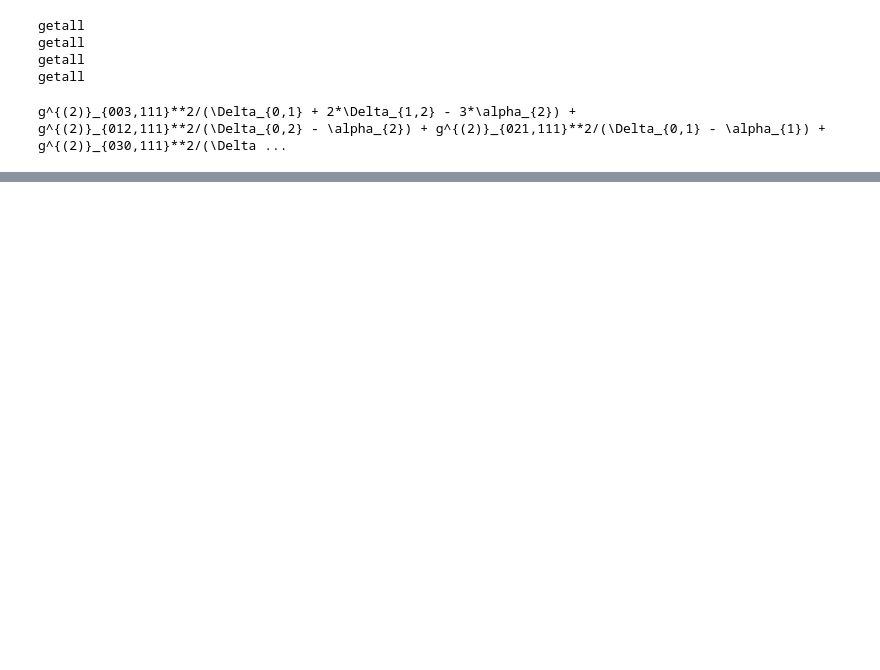
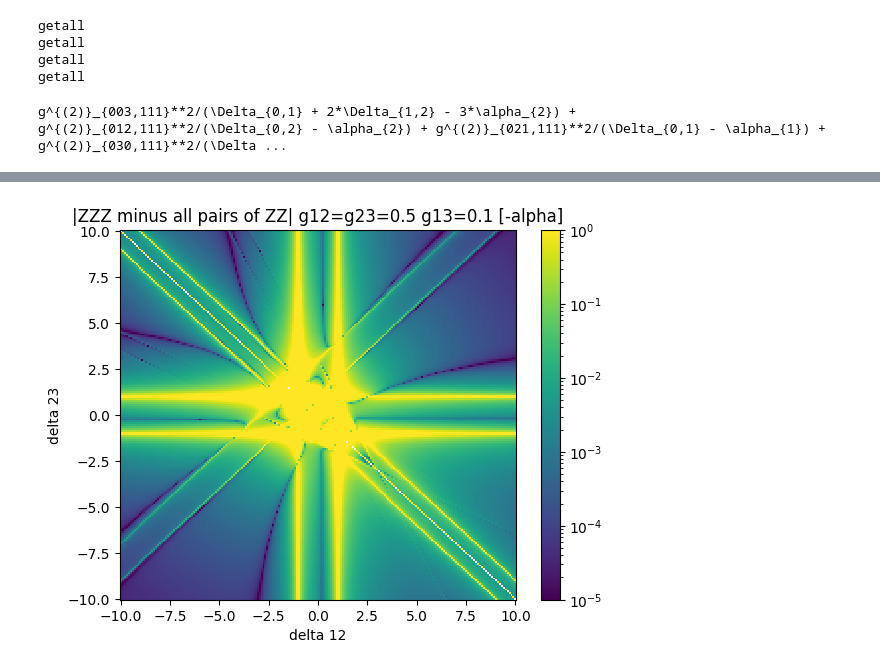
Before and after one commit to PelicanQ/masters-thesis, a Jupyter notebook: anharm/three/zzz.ipynb, the cells around one changed output, grey strips where cells are left out. Cells and saved outputs as stored; diff of their text form; code cells hidden in the pictures; blank space fills up the shorter version.

```diff
--- a/anharm/three/zzz.ipynb
+++ b/anharm/three/zzz.ipynb
@@ -76,3 +97,10 @@ getall
 getall
 getall
 g^{(2)}_{003,111}**2/(\Delta_{0,1} + 2*\Delta_{1,2} - 3*\alpha_{2}) + g^{(2)}_{012,111}**2/(\Delta_{0,2} - \alpha_{2}) + g^{(2)}_{021,111}**2/(\Delta_{0,1} - \alpha_{1}) + g^{(2)}_{030,111}**2/(\Delta ...
+# %%
+# e = H.zzexpr("1111")-(H.zzexpr("1100")+H.zzexpr("0110")+H.zzexpr("0011")+H.zzexpr("1010")+H.zzexpr("0101")+H.zzexpr("1001"))
+e = H.zzexpr("111")-(H.zzexpr("110")+H.zzexpr("101")+H.zzexpr("011"))
+e = H.split_deltas(e)
+display(e)
+f,vars = H.lambdify_expr(e)
+vars
@@ -78,0 +117,21 @@ g^{(2)}_{003,111}**2/(\Delta_{0,1} + 2*\Delta_{1,2} - 3*\alpha_{2}) + g^{(2)}_{0
+# %%
+from matplotlib import pyplot as plt
+from other.colormap import Norm, OrBu_colormap
+from matplotlib import colors
+g12 = 0.5
+g23 = 0.5
+g13 = 0.1
+d34 = 3
+
+dd = np.linspace(-10, 10, 200)
+d12,d23 = np.meshgrid(dd,dd)
+Z = f(-1,-1,-1, g12,g23,g13,d12,d23)
+Z = np.abs(Z)
+plt.pcolormesh(d12,d23, Z, norm=colors.LogNorm(1e-5,1e0))
+plt.xlabel("delta 12")
+plt.ylabel("delta 23")
+plt.title(f"|ZZZ minus all pairs of ZZ| g12=g23=0.5 g13={g13} [-alpha]")
+plt.colorbar()
+plt.show()
+# %% [output]
+[figure, added]
```
Also changed, not shown: parts of 4 cells of this notebook, 9 other files.
